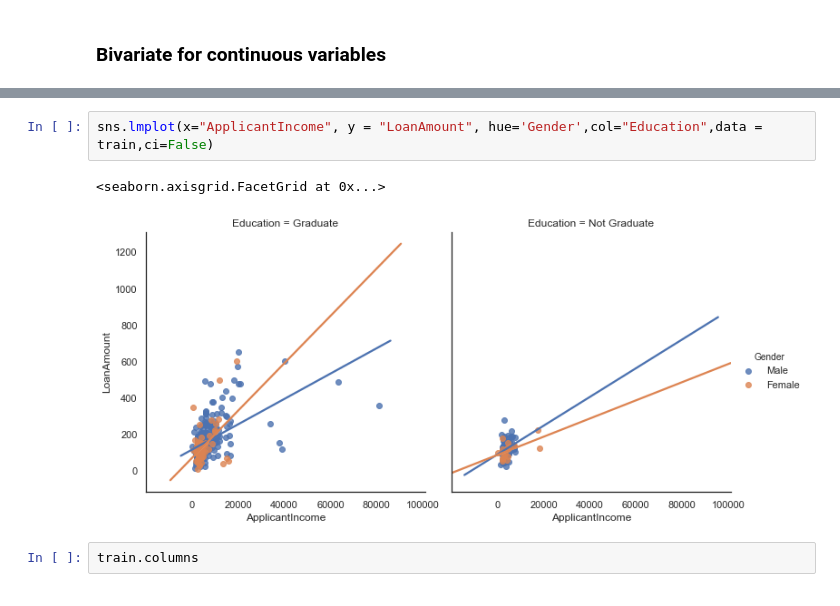
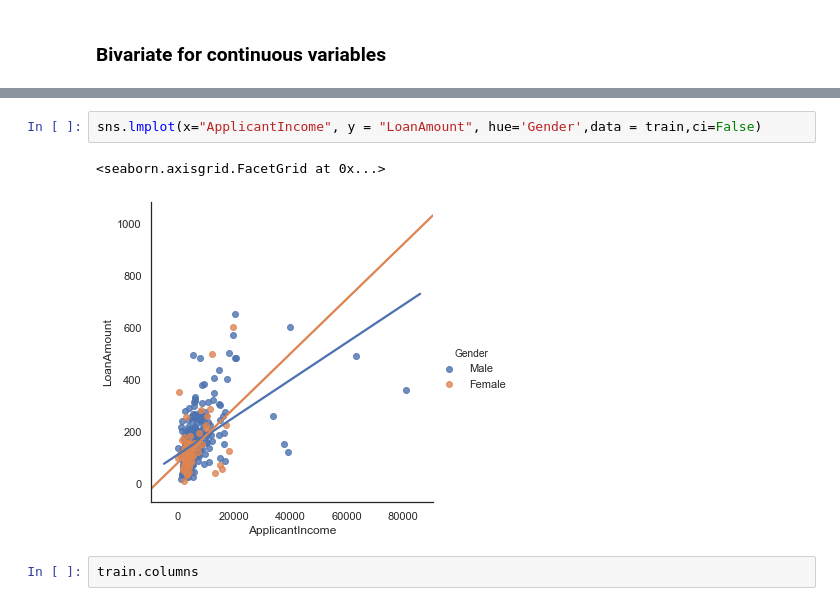
Before and after one commit to srikanthpragada/DS_11_NOV_2019, a Jupyter notebook: loan/loan_prediction.ipynb, the cells around one changed output, grey strips where cells are left out. Cells and saved outputs as stored; diff of their text form.

```diff
--- a/loan/loan_prediction.ipynb
+++ b/loan/loan_prediction.ipynb
@@ -502,8 +491,8 @@ sns.regplot(x="ApplicantIncome", y = "LoanAmount", data = train,ci=False)
 # %%
-sns.lmplot(x="ApplicantIncome", y = "LoanAmount", hue='Gender',col="Education",data = train,ci=False)
+sns.lmplot(x="ApplicantIncome", y = "LoanAmount", hue='Gender',data = train,ci=False)
 # %% [output]
 <seaborn.axisgrid.FacetGrid at 0x...>
-[figure, old version]
+[figure, new version]
 # %%
 train.columns
 # %% [output]
```
Also changed, not shown: parts of 22 cells of this notebook, 1 other file.
